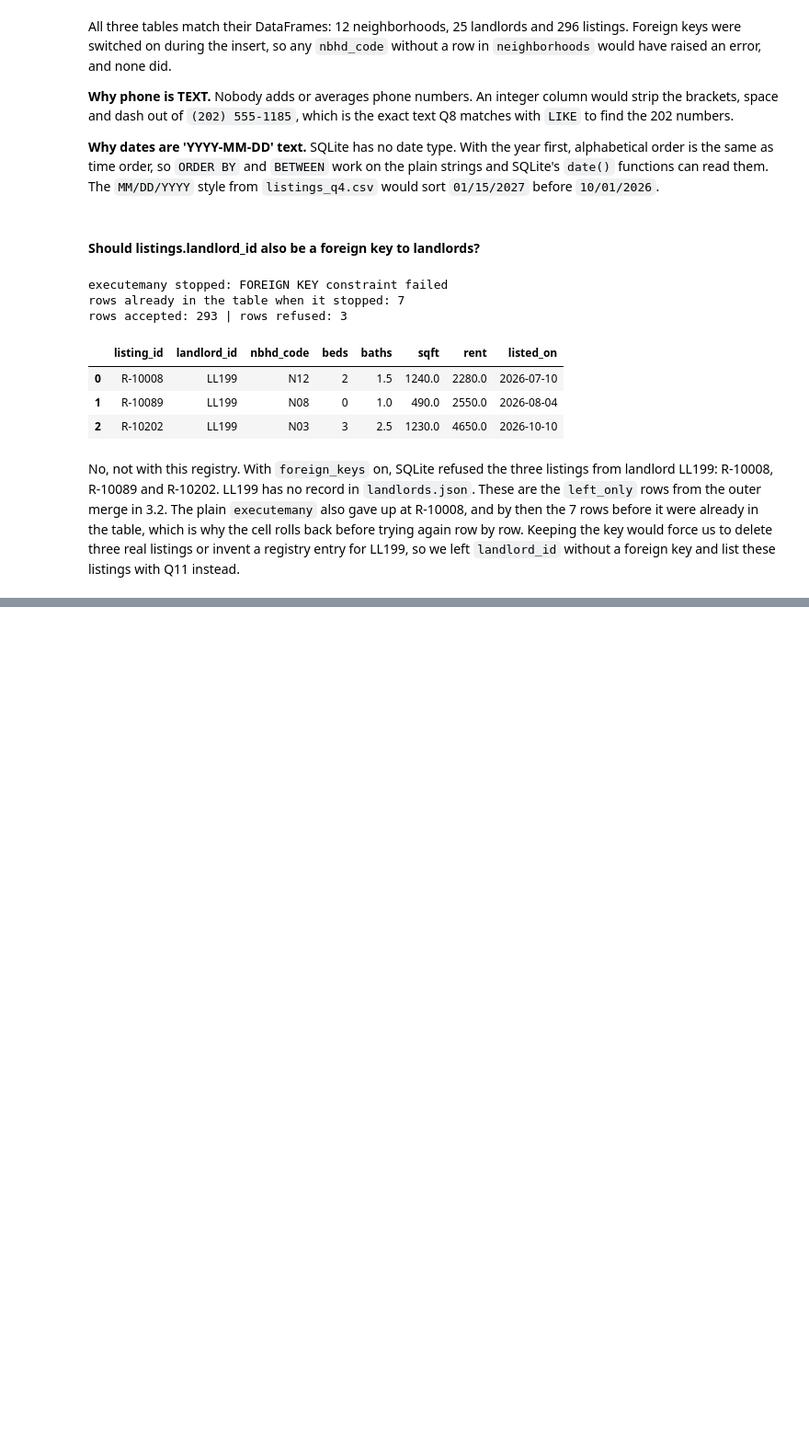
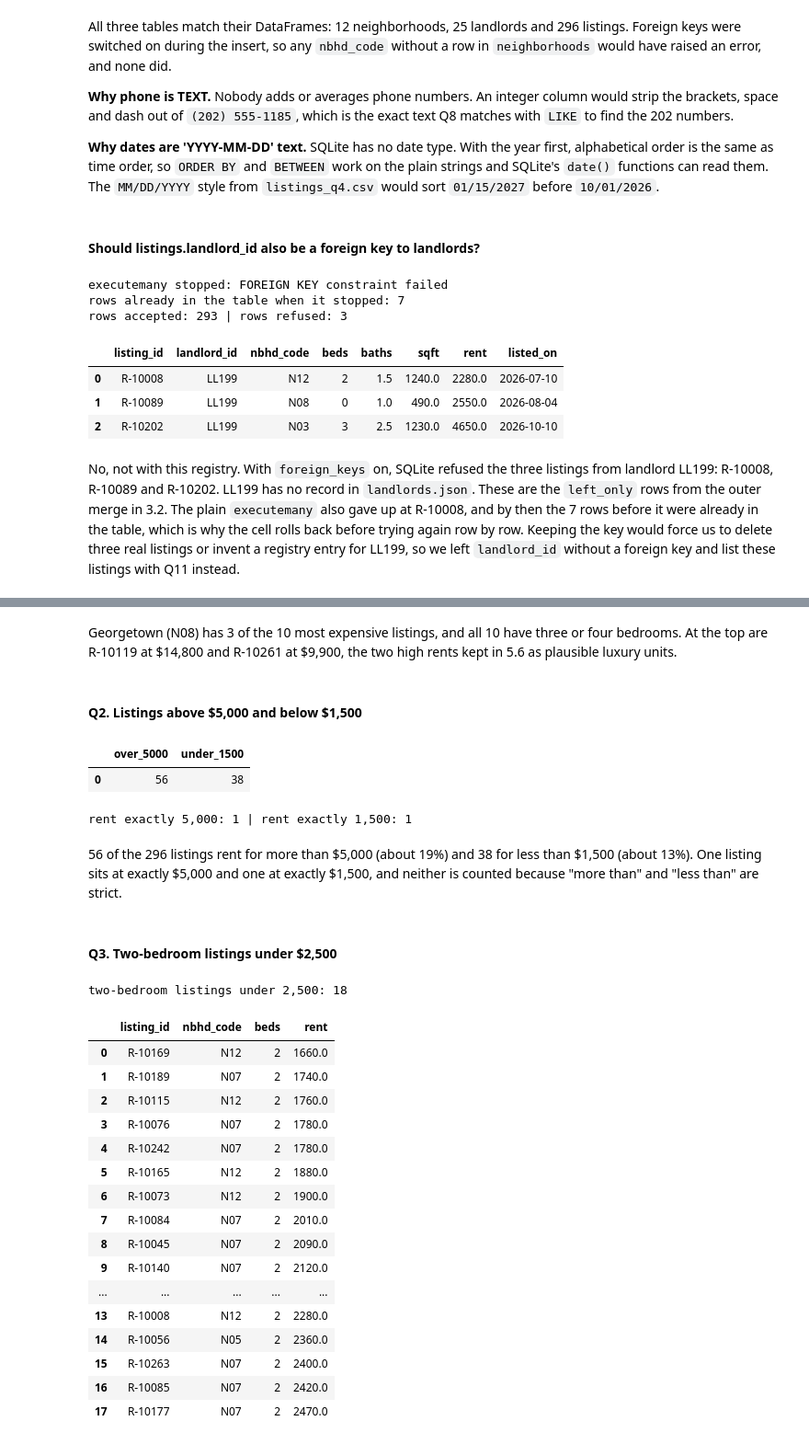
Before and after one commit to Shirjak7/capital_rentals, a Jupyter notebook: capital_rentals.ipynb, the cells around one changed output, grey strips where cells are left out. Shown at 92% size. Saved outputs shown, nothing was run; the diff lists cells and outputs as text; code cells hidden in the pictures; blank space fills up the shorter version.

Commit message:
Part 7B: SQL queries Q1-Q12 with ? placeholders and a pandas check of Q10

```diff
--- a/capital_rentals.ipynb
+++ b/capital_rentals.ipynb
@@ -729,0 +734,4 @@ No, not with this registry. With `foreign_keys` on, SQLite refused the three lis
+# %%
+def run(sql, params=()):
+    # run one query with ? placeholders and return the result as a DataFrame
+    return pd.read_sql(sql, con, params=params)
@@ -729,0 +760,50 @@ No, not with this registry. With `foreign_keys` on, SQLite refused the three lis
+# %% [markdown]
+Georgetown (N08) has 3 of the 10 most expensive listings, and all 10 have three or four bedrooms. At the top are R-10119 at \$14,800 and R-10261 at \$9,900, the two high rents kept in 5.6 as plausible luxury units.
+# %% [markdown]
+#### Q2. Listings above \$5,000 and below \$1,500
+# %%
+Q2 = """
+SELECT (SELECT COUNT(*) FROM listings WHERE rent > ?) AS over_5000,
+       (SELECT COUNT(*) FROM listings WHERE rent < ?) AS under_1500
+"""
+display(run(Q2, (5000, 1500)))
+# > and < are strict, so a rent of exactly 5,000 or 1,500 is not counted
+print("rent exactly 5,000:", (listing_table["rent"] == 5000).sum(),
+      "| rent exactly 1,500:", (listing_table["rent"] == 1500).sum())
+# %% [output]
+|  | over_5000 | under_1500 |
+| 0 | 56 | 38 |
+rent exactly 5,000: 1 | rent exactly 1,500: 1
+# %% [markdown]
+56 of the 296 listings rent for more than \$5,000 (about 19%) and 38 for less than \$1,500 (about 13%). One listing sits at exactly \$5,000 and one at exactly \$1,500, and neither is counted because "more than" and "less than" are strict.
+# %% [markdown]
+#### Q3. Two-bedroom listings under \$2,500
+# %%
+Q3 = """
+SELECT listing_id, nbhd_code, beds, rent
+FROM listings
+WHERE beds = ? AND rent < ?
+ORDER BY rent, listing_id
+"""
+q3 = run(Q3, (2, 2500))
+print("two-bedroom listings under 2,500:", len(q3))
+display(q3)
+# %% [output]
+two-bedroom listings under 2,500: 18
+|  | listing_id | nbhd_code | beds | rent |
+| 0 | R-10169 | N12 | 2 | 1660.0 |
+| 1 | R-10189 | N07 | 2 | 1740.0 |
+| 2 | R-10115 | N12 | 2 | 1760.0 |
+| 3 | R-10076 | N07 | 2 | 1780.0 |
+| 4 | R-10242 | N07 | 2 | 1780.0 |
+| 5 | R-10165 | N12 | 2 | 1880.0 |
+| 6 | R-10073 | N12 | 2 | 1900.0 |
+| 7 | R-10084 | N07 | 2 | 2010.0 |
+| 8 | R-10045 | N07 | 2 | 2090.0 |
+| 9 | R-10140 | N07 | 2 | 2120.0 |
+| ... | ... | ... | ... | ... |
+| 13 | R-10008 | N12 | 2 | 2280.0 |
+| 14 | R-10056 | N05 | 2 | 2360.0 |
+| 15 | R-10263 | N07 | 2 | 2400.0 |
+| 16 | R-10085 | N07 | 2 | 2420.0 |
+| 17 | R-10177 | N07 | 2 | 2470.0 |
```
Also changed, not shown: parts of 35 cells of this notebook, 1 other file.
